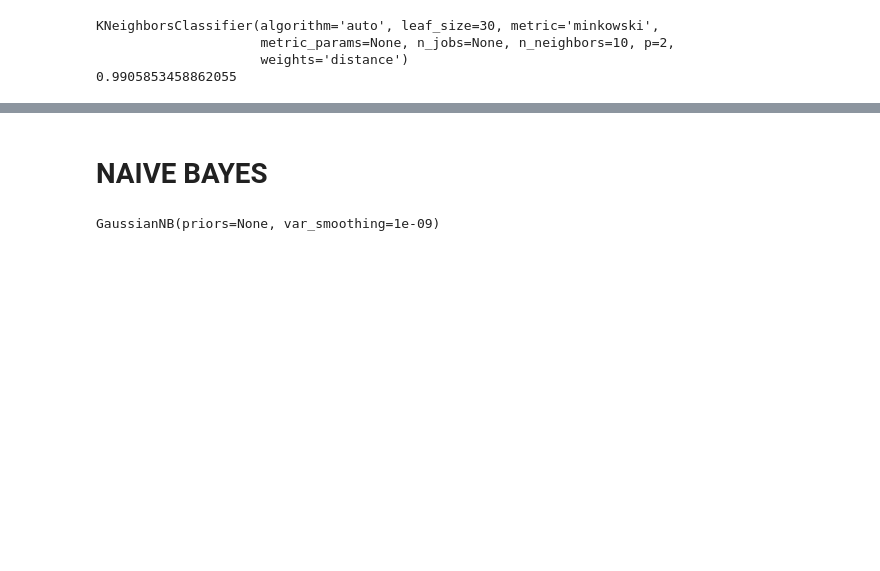
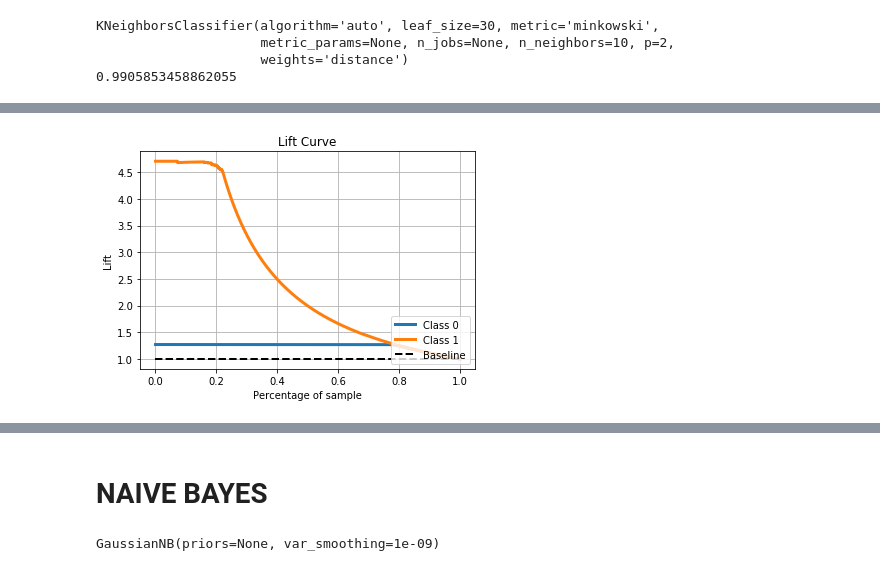
Before and after one commit to AleBonini/Data-mining-2, a Jupyter notebook: knn_nayvebayes.ipynb, the cells around one changed output, grey strips where cells are left out. Drawn from its saved outputs; the diff is of its cells as text; code cells hidden in the pictures; blank space fills up the shorter version.

```diff
--- a/knn_nayvebayes.ipynb
+++ b/knn_nayvebayes.ipynb
@@ -352,0 +327,5 @@ ValueError: Can only tuple-index with a MultiIndex
+# %%
+plot_lift_curve(y_test, y_score)
+plt.show()
+# %% [output]
+[figure, added]
```
Also changed, not shown: parts of 15 cells of this notebook.
